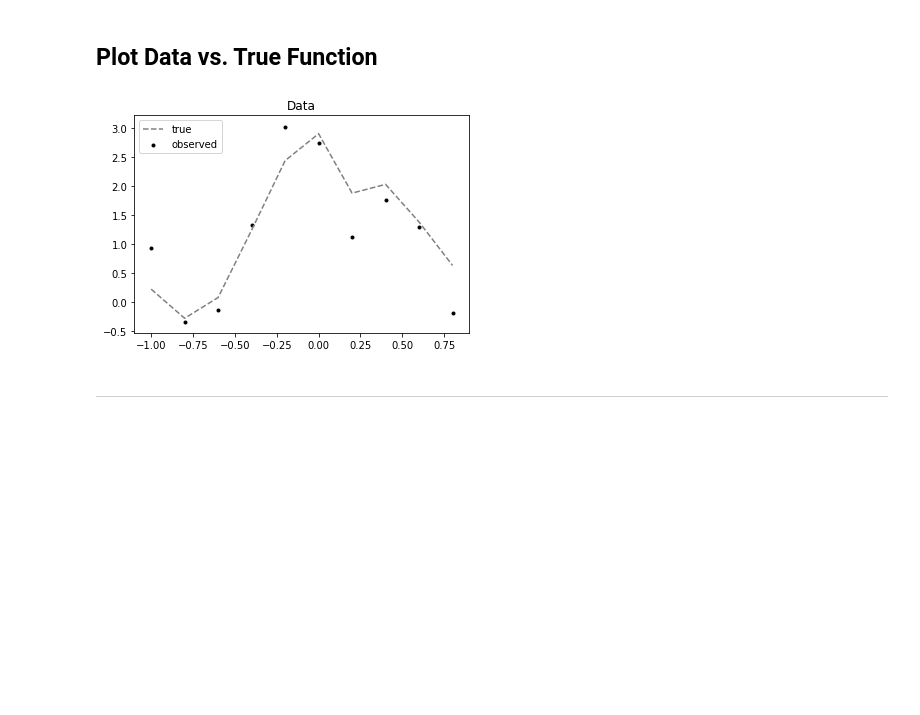
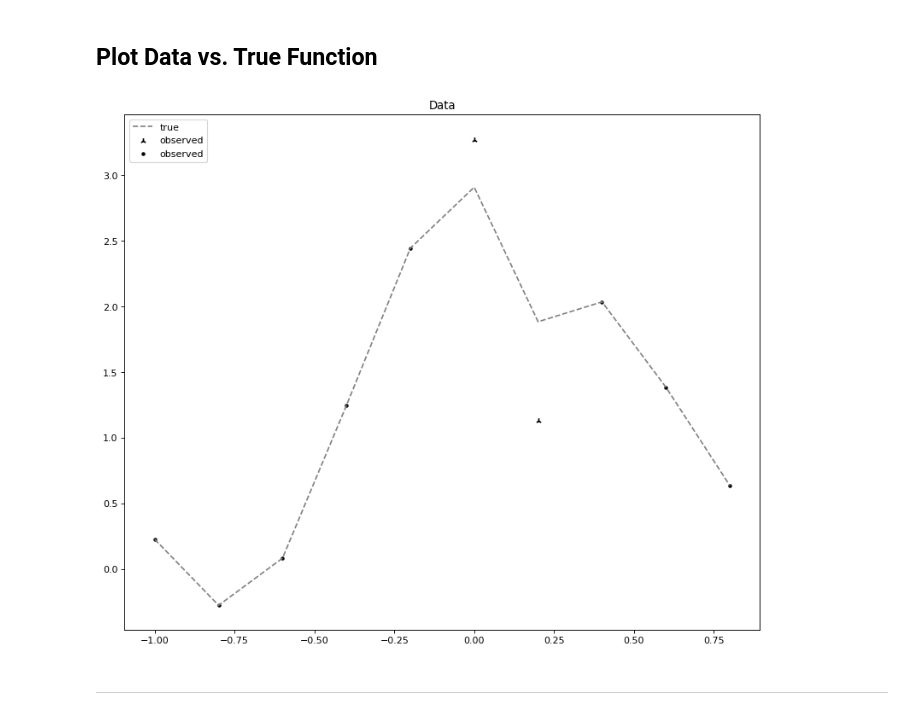
Before and after one commit to AnastasisKratsios/NEU_Non_Euclidean_Upgrading, a Jupyter notebook: Data_Generator.ipynb, the cells around one changed output. Drawn from its saved outputs; the diff is of its cells as text; code cells hidden in the pictures; blank space fills up the shorter version.

```diff
--- a/Data_Generator.ipynb
+++ b/Data_Generator.ipynb
@@ -22,6 +25,5 @@ from sklearn.preprocessing import StandardScaler
 # %%
 step_size = (1- (-1))/N_data
-data_x = np.arange(-1,1,step_size)
-true_y = unknown_f(data_x)
-data_y = true_y + np.random.normal(0,noise_level,len(true_y))
+data_x_full = np.arange(-1,1,step_size)
+true_y = unknown_f(data_x_full)
 # %% [markdown]
@@ -31,0 +31,4 @@ data_y_test = unknown_f(data_x_test)
+# %%
+indices = np.random.choice(data_x_full, round(Train_step_proportion*data_x_full.shape[0]))
+data_x_test = data_x_full[np.logical_not(np.isin(data_x_full,indices))]
+data_x = data_x_full[np.isin(data_x_full,indices)]
@@ -32,3 +37,6 @@ data_y_test = unknown_f(data_x_test)
+# %%
+data_y = unknown_f(data_x) + np.random.normal(0,noise_level,len(data_x))
+data_y_test = unknown_f(data_x_test)
 # %% [markdown]
 ### Preprocess
 
@@ -57,19 +64,20 @@ data_NEU_test = np.concatenate((data_x_test,data_y_test.reshape(-1,D)),1)
 # %%
 # Initialize Plot #
 #-----------------#
 plt.figure(num=None, figsize=(12, 10), dpi=80, facecolor='w', edgecolor='k')
 
 # Generate Plots #
 #----------------#
-plt.plot(np.array(data_x).reshape(-1,),true_y,color='gray',label='true',linestyle='--')
-plt.scatter(np.array(data_x).reshape(-1,),data_y,color='black',label='observed', marker = '.')
+plt.plot(np.array(data_x_full).reshape(-1,),true_y,color='gray',label='true',linestyle='--')
+plt.scatter(np.array(data_x).reshape(-1,),data_y,color='black',label='observed', marker = '2')
+plt.scatter(np.array(data_x_test).reshape(-1,),data_y_test,color='black',label='observed', marker = '.')
 
 # Format Plot #
 #-------------#
 plt.legend(loc="upper left")
 plt.title("Data")
 plt.show()
 # %% [output]
-[figure, old version]
+[figure, new version]
 # %% [markdown]
 ---
```
Also changed, not shown: parts of 6 cells of this notebook, 20 other files.
